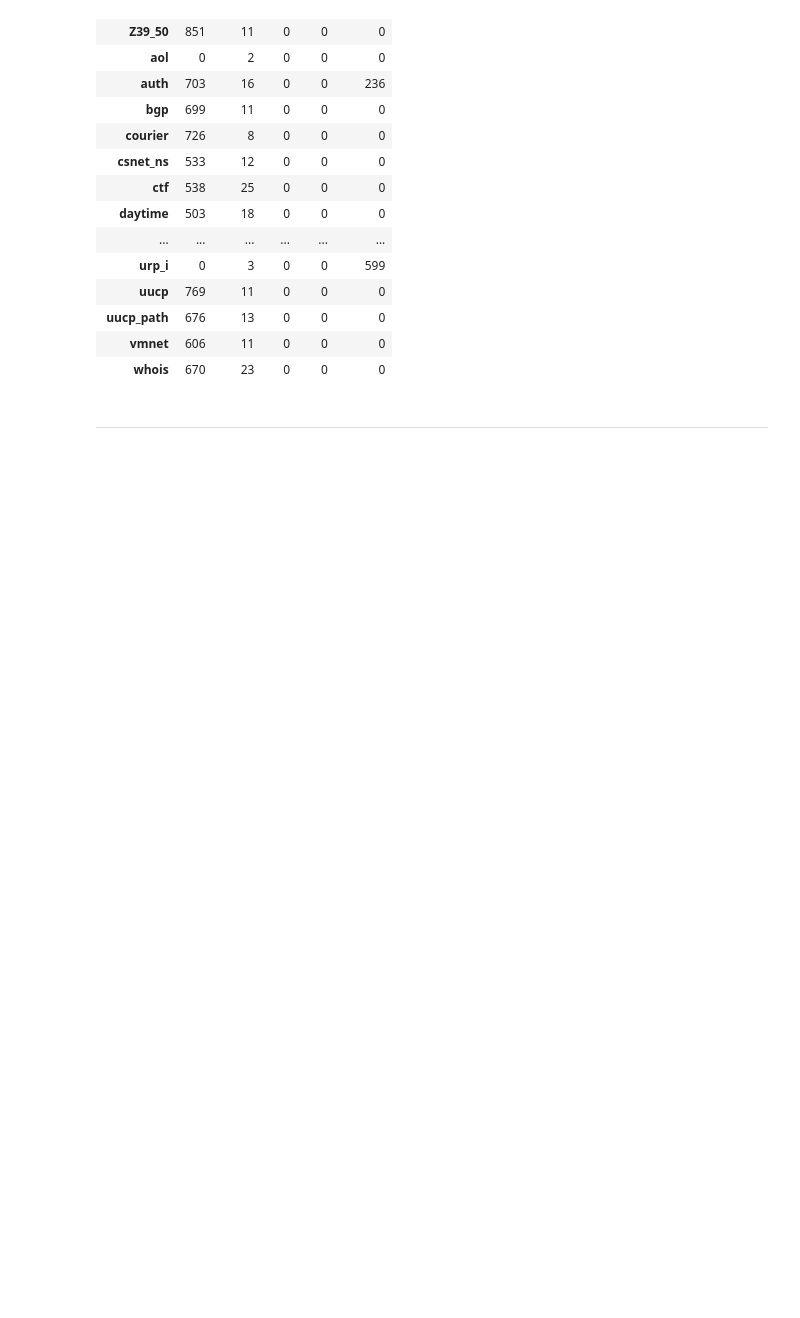
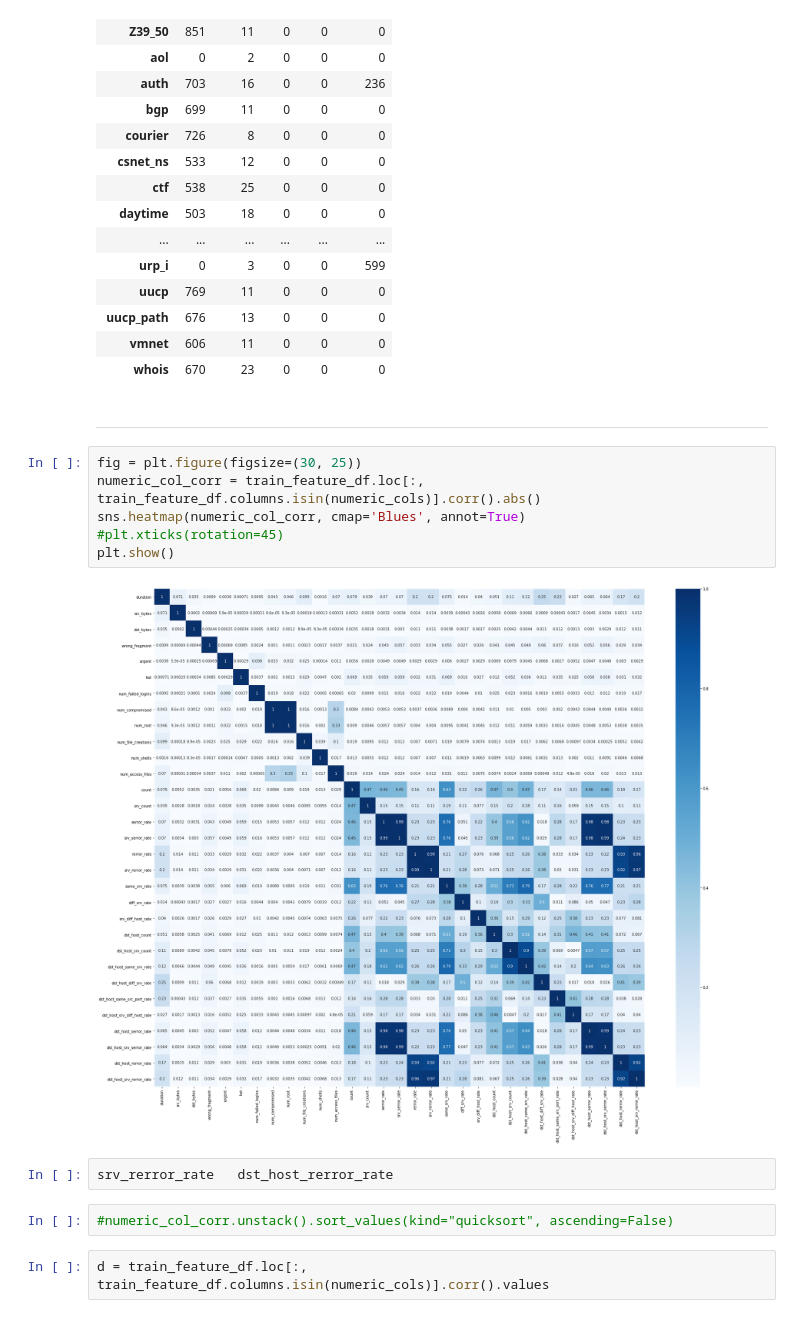
Before and after one commit to super-mar10/network-intrusion-detection, a Jupyter notebook: 1.EDA.ipynb, the cells around one changed output. Drawn from its saved outputs; the diff is of its cells as text; blank space fills up the shorter version.

```diff
--- a/1.EDA.ipynb
+++ b/1.EDA.ipynb
@@ -416,3 +416,17 @@ service_df.style.bar( color=['#5fba7d'], axis=1)
 | whois | 670 | 23 | 0 | 0 | 0 |
 # %% [markdown]
 -------------------
+# %%
+fig = plt.figure(figsize=(30, 25))
+numeric_col_corr = train_feature_df.loc[:, train_feature_df.columns.isin(numeric_cols)].corr().abs()
+sns.heatmap(numeric_col_corr, cmap='Blues', annot=True)
+#plt.xticks(rotation=45)
+plt.show()
+# %% [output]
+[figure, added]
+# %%
+srv_rerror_rate   dst_host_rerror_rate
+# %%
+#numeric_col_corr.unstack().sort_values(kind="quicksort", ascending=False)
+# %%
+d = train_feature_df.loc[:, train_feature_df.columns.isin(numeric_cols)].corr().values
```
Also changed, not shown: parts of 9 cells of this notebook, 1 other file.
